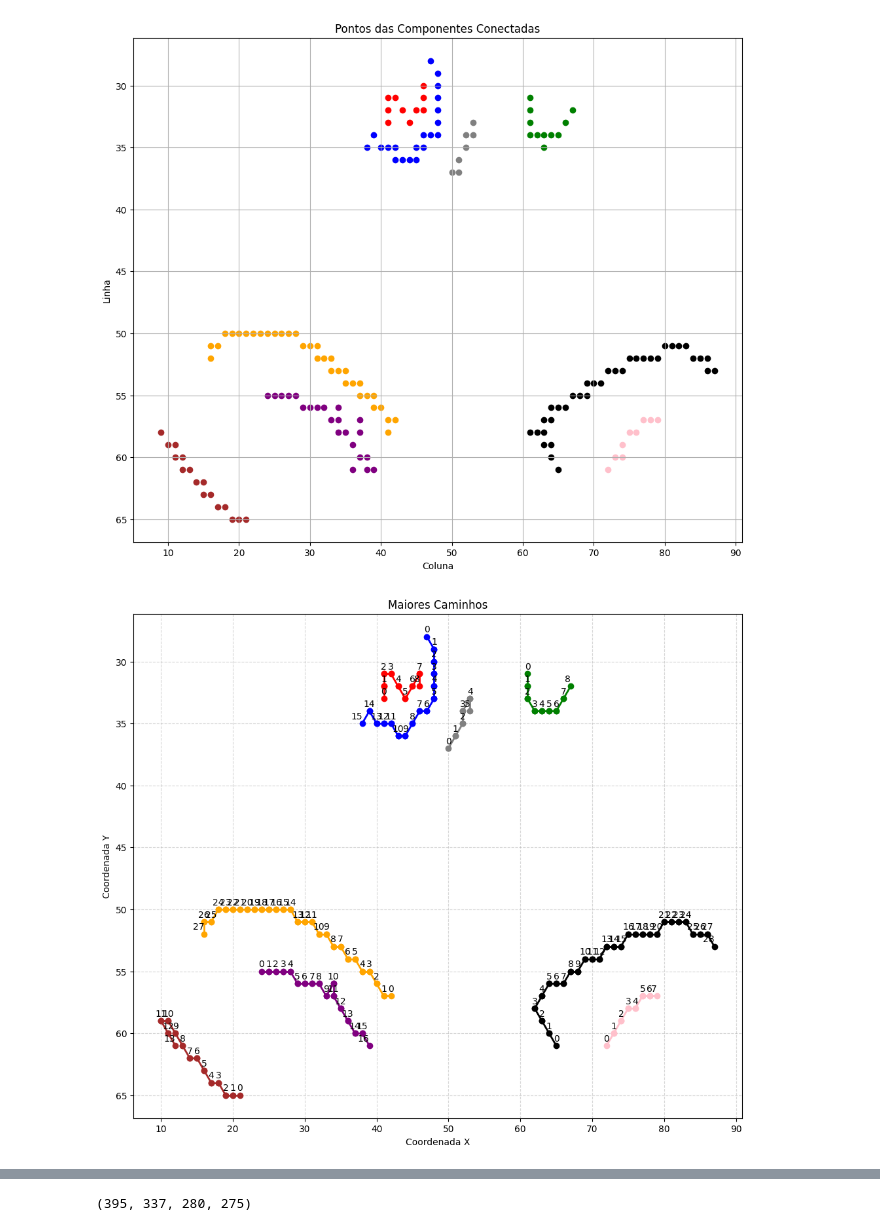
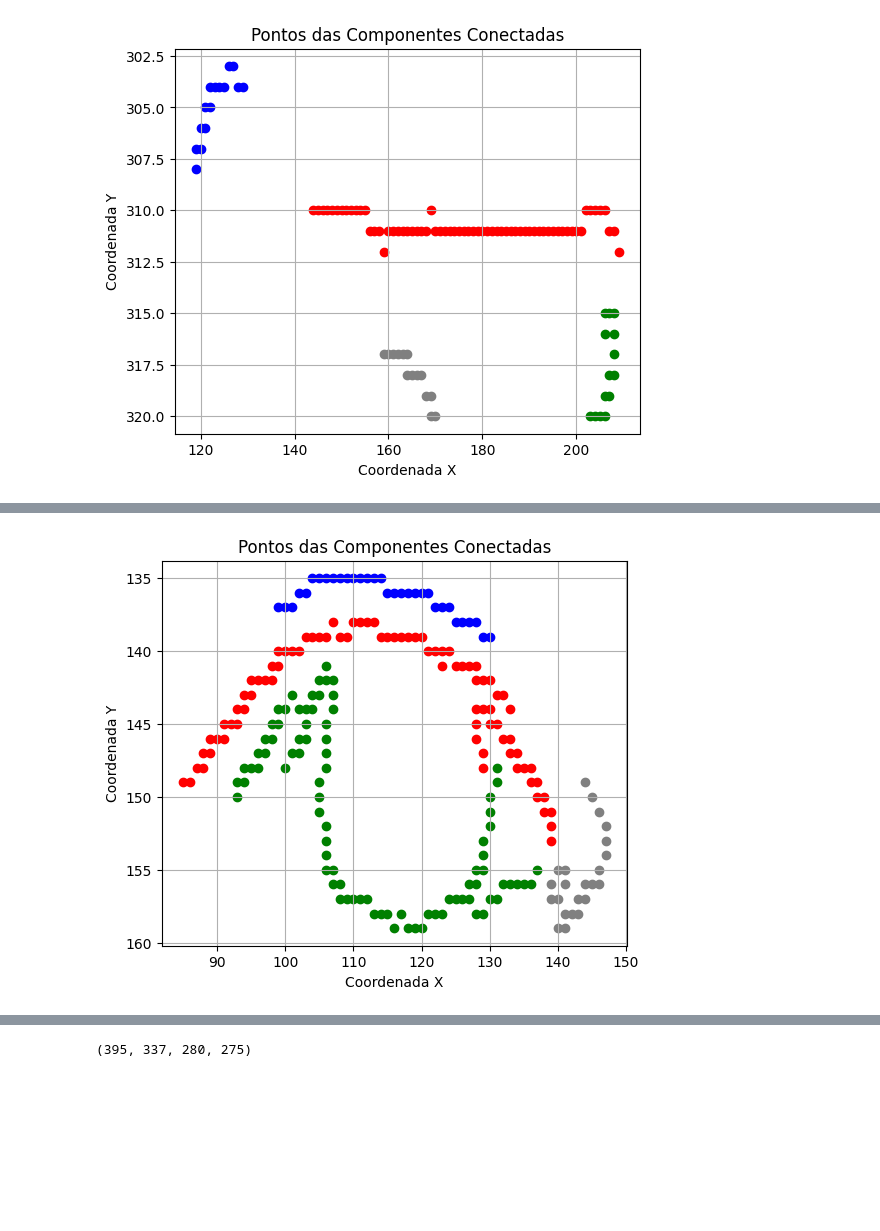
Before and after one commit to MariaLuizaLogrado/PVA, a Jupyter notebook: face_recognition.ipynb, the cells around one changed output, grey strips where cells are left out. Drawn from its saved outputs; the diff is of its cells as text; code cells hidden in the pictures; blank space fills up the shorter version.

```diff
--- a/face_recognition.ipynb
+++ b/face_recognition.ipynb
@@ -30,11 +30,15 @@ def process_image(file_path):
         detection = Detection(img.gray_image)
         detection.compute_all_detections()
         end_step2 = time.time()
+        # print(detection.nose.x, detection.nose.y)
 
 
         # Etapa 3: Detecção de bordas
         print("Etapa 3: Detecção de bordas")
-        canny = Canny(detection.mouth.img, detection.nose.img, detection.left_eye.img, detection.right_eye.img)
+        canny = Canny(detection.mouth.img, detection.mouth.x, detection.mouth.y,
+                      detection.nose.img, detection.nose.x, detection.nose.y,
+                      detection.left_eye.img, detection.left_eye.x, detection.left_eye.y,
+                      detection.right_eye.img, detection.right_eye.x, detection.right_eye.y)
         canny.compute_all_edges()
         end_step3 = time.time()
 
@@ -141,9 +141,8 @@ plot_splines(results[0][8].all_X_nose, results[0][8].all_Y_nose, results[0][8].a
 # %%
-highlight_components(results[0][2].nose_dict, results[0][4].dic_main_nose_cc)
-plot_logest_path(results[0][2].nose_dict, results[0][6].longest_path_nose, results[0][5].nodes_nose)
-plot_logest_path(results[0][2].nose_dict, results[0][6].new_longest_path_nose, results[0][5].nodes_nose)
-plot_sorted_points(results[0][7].sorted_coord_nose)
-plot_splines(results[0][8].all_X_nose, results[0][8].all_Y_nose, results[0][8].all_control_x_nose, results[0][8].all_control_y_nose)
+highlight_components(results[0][2].mouth_dict, results[0][4].dic_main_mouth_cc, "mouth")
+# plot_logest_path(results[0][2].mouth_dict, results[0][6].longest_path_mouth, results[0][5].nodes_mouth, name='05_longest_path_mouth')
+# plot_logest_path(results[0][2].mouth_dict, results[0][6].new_longest_path_mouth, results[0][5].nodes_mouth, name='06_new_longest_path_mouth')
+# plot_sorted_points(results[0][7].sorted_coord_mouth, "mouth")
+# plot_splines(results[0][8].all_X_mouth, results[0][8].all_Y_mouth, results[0][8].all_control_x_mouth, results[0][8].all_control_y_mouth, name="mouth")
 # %% [output]
-[figure, old version]
+[figure, new version]
-[figure, removed]
@@ -152,0 +149,8 @@ plot_splines(results[0][8].all_X_nose, results[0][8].all_Y_nose, results[0][8].a
+# %%
+highlight_components(results[0][2].left_eye_dict, results[0][4].dic_main_left_eye_cc, "left_eye")
+# plot_logest_path(results[0][2].left_eye_dict, results[0][6].longest_path_left_eye, results[0][5].nodes_left_eye, name='05_longest_path_left_eye')
+# plot_logest_path(results[0][2].left_eye_dict, results[0][6].new_longest_path_left_eye, results[0][5].nodes_left_eye, name='06_new_longest_path_left_eye')
+# plot_sorted_points(results[0][7].sorted_coord_left_eye, "left_eye")
+# plot_splines(results[0][8].all_X_left_eye, results[0][8].all_Y_left_eye, results[0][8].all_control_x_left_eye, results[0][8].all_control_y_left_eye, name="left_eye")
+# %% [output]
+[figure, added]
```
Also changed, not shown: parts of 7 cells of this notebook, 22 other files.
